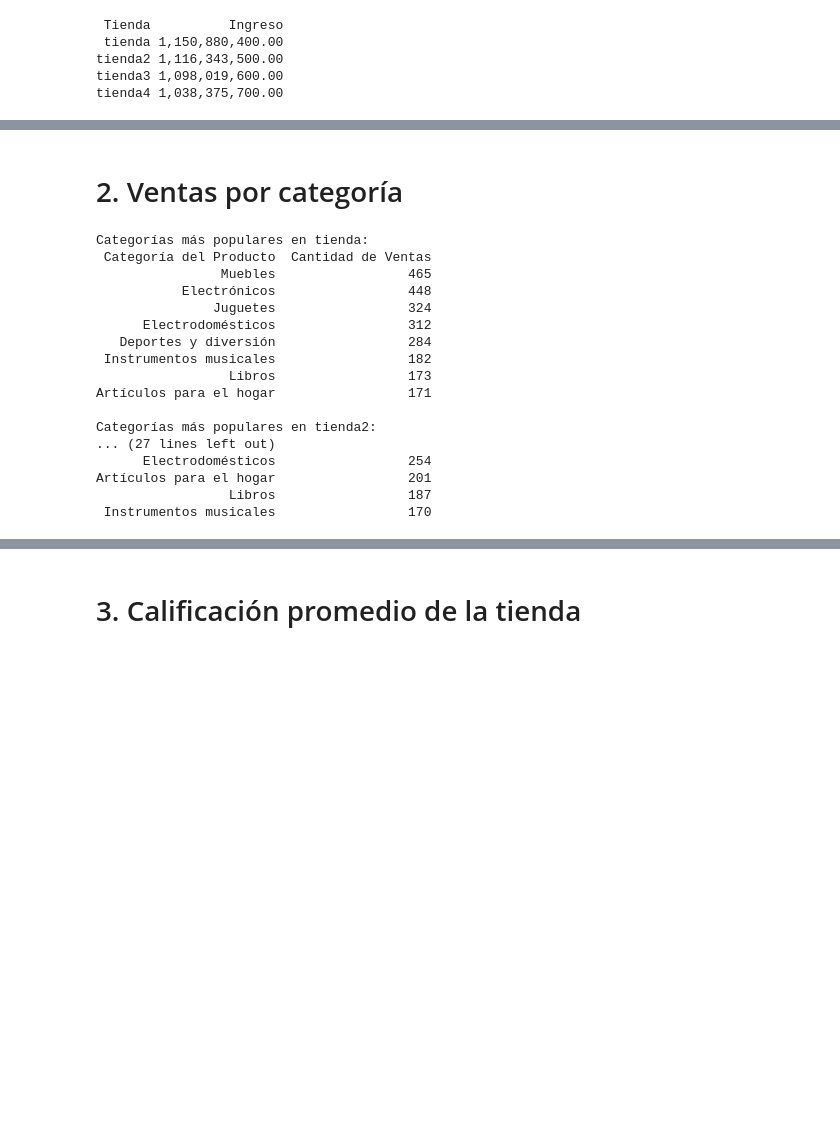
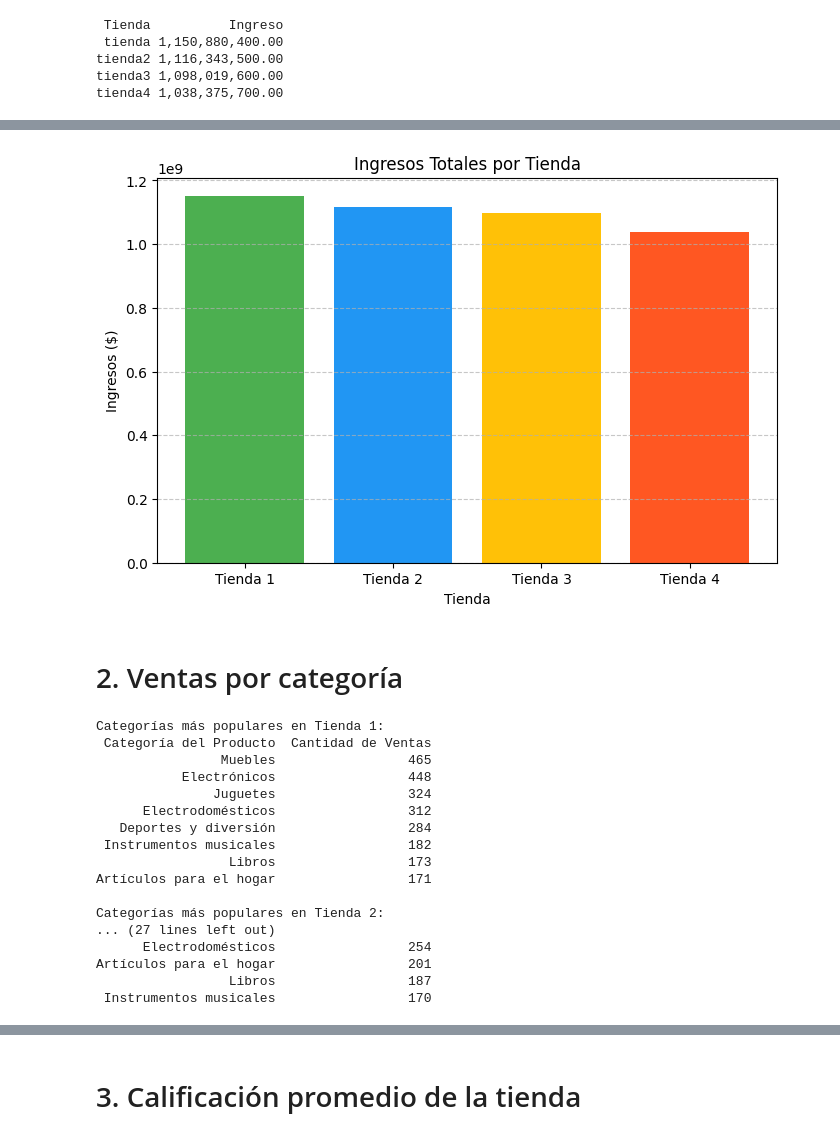
Before and after one commit to julioguzmanc/ChallengeAluraStore, a Jupyter notebook: ChallengeAluraStore.ipynb, the cells around one changed output, grey strips where cells are left out. Cells and saved outputs as stored; diff of their text form; code cells hidden in the pictures; blank space fills up the shorter version.

Commit message:
Generando gráficos

```diff
--- a/ChallengeAluraStore.ipynb
+++ b/ChallengeAluraStore.ipynb
@@ -110,3 +107,21 @@ tienda4 1,038,375,700.00
+# %%
+# ---------------- 1. Gráfico de Barras - Ingresos por tienda ----------------
+ingresos = {
+    "Tienda 1": tienda["Precio"].sum(),
+    "Tienda 2": tienda2["Precio"].sum(),
+    "Tienda 3": tienda3["Precio"].sum(),
+    "Tienda 4": tienda4["Precio"].sum()
+}
+
+plt.figure(figsize=(8,5))
+plt.bar(ingresos.keys(), ingresos.values(), color=["#4CAF50", "#2196F3", "#FFC107", "#FF5722"])
+plt.title("Ingresos Totales por Tienda")
+plt.ylabel("Ingresos ($)")
+plt.xlabel("Tienda")
+plt.grid(axis="y", linestyle="--", alpha=0.7)
+plt.show()
+# %% [output]
+[figure, added]
 # %% [markdown]
 # 2. Ventas por categoría
 # %%
@@ -119,12 +134,12 @@ def ventas_por_categoria(df, nombre_tienda):
     print(conteo.to_string(index=False))
 
 # Mostrar resultados para cada tienda en orden de categorias más populares
-ventas_por_categoria(tienda, "tienda")
-ventas_por_categoria(tienda2, "tienda2")
-ventas_por_categoria(tienda3, "tienda3")
-ventas_por_categoria(tienda4, "tienda4")
+ventas_por_categoria(tienda, "Tienda 1")
+ventas_por_categoria(tienda2, "Tienda 2")
+ventas_por_categoria(tienda3, "Tienda 3")
+ventas_por_categoria(tienda4, "Tienda 4")
 # %% [output]
-Categorías más populares en tienda:
+Categorías más populares en Tienda 1:
  Categoría del Producto  Cantidad de Ventas
                 Muebles                 465
            Electrónicos                 448
@@ -135,7 +150,7 @@ Categorías más populares en tienda:
                  Libros                 173
 Artículos para el hogar                 171
 
-Categorías más populares en tienda2:
+Categorías más populares en Tienda 2:
 ... (27 lines left out)
       Electrodomésticos                 254
 Artículos para el hogar                 201
```
Also changed, not shown: parts of 8 cells of this notebook.
